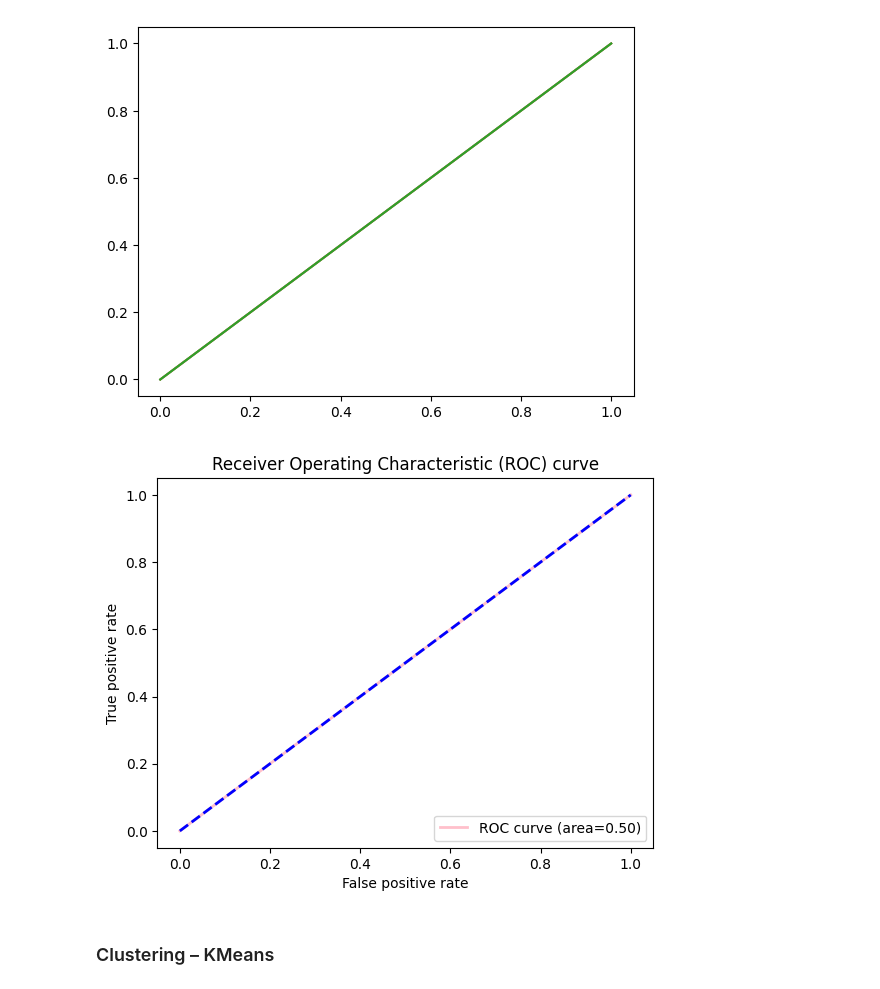
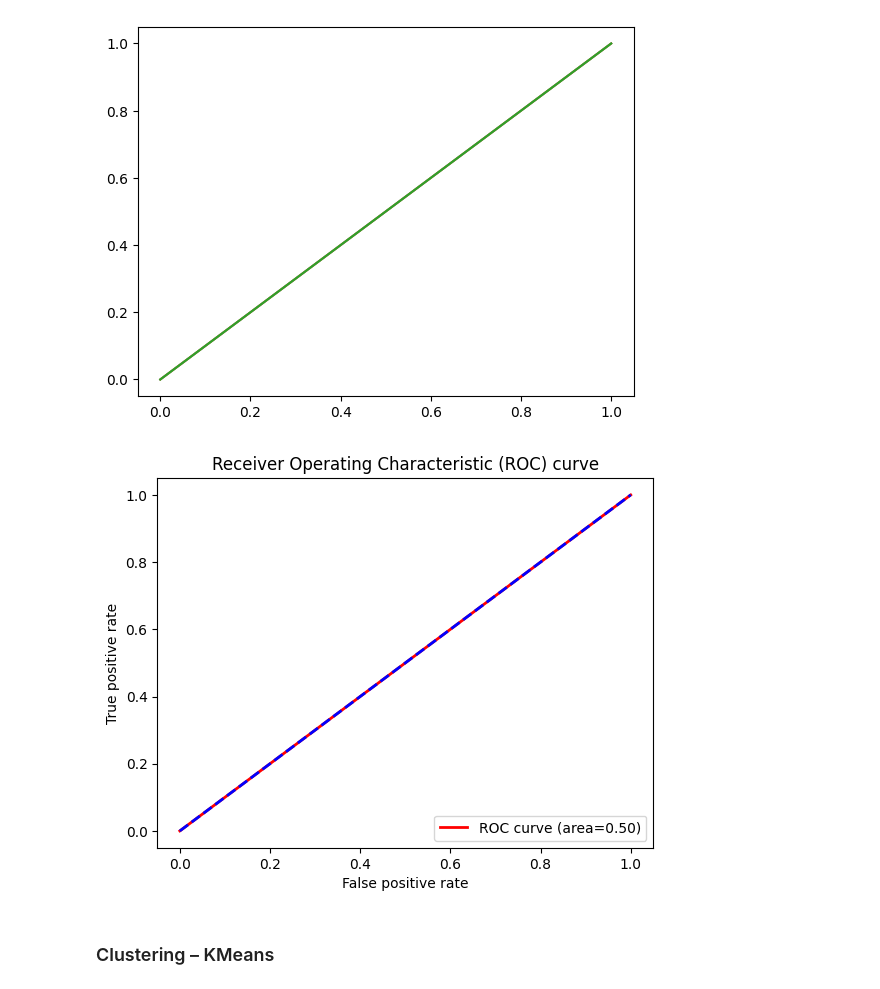
Before and after one commit to fir-aff/TuBes_DatMin_Kel-9, a Jupyter notebook: Tubes_Damin.ipynb, the cells around one changed output. Cells and saved outputs as stored; diff of their text form; code cells hidden in the pictures.

```diff
--- a/Tubes_Damin.ipynb
+++ b/Tubes_Damin.ipynb
@@ -289,14 +289,14 @@ for i in range(n_classes):
 [figure]
 # %%
 plt.Figure(figsize=(8, 6))
-plt.plot(fpr, tpr, color='pink', lw=2, label='ROC curve (area=%0.2f)' % roc_auc)
+plt.plot(fpr, tpr, color='red', lw=2, label='ROC curve (area=%0.2f)' % roc_auc)
 plt.plot([0, 1], [0, 1], color='blue', lw=2, linestyle='--')
 plt.xlabel('False positive rate')
 plt.ylabel('True positive rate')
 plt.title('Receiver Operating Characteristic (ROC) curve')
 plt.legend(loc='lower right')
 plt.show()
 # %% [output]
-[figure, old version]
+[figure, new version]
 # %% [markdown]
 <h3>Clustering – KMeans</h3>
```
Also changed, not shown: parts of 24 cells of this notebook, 5 other files.
